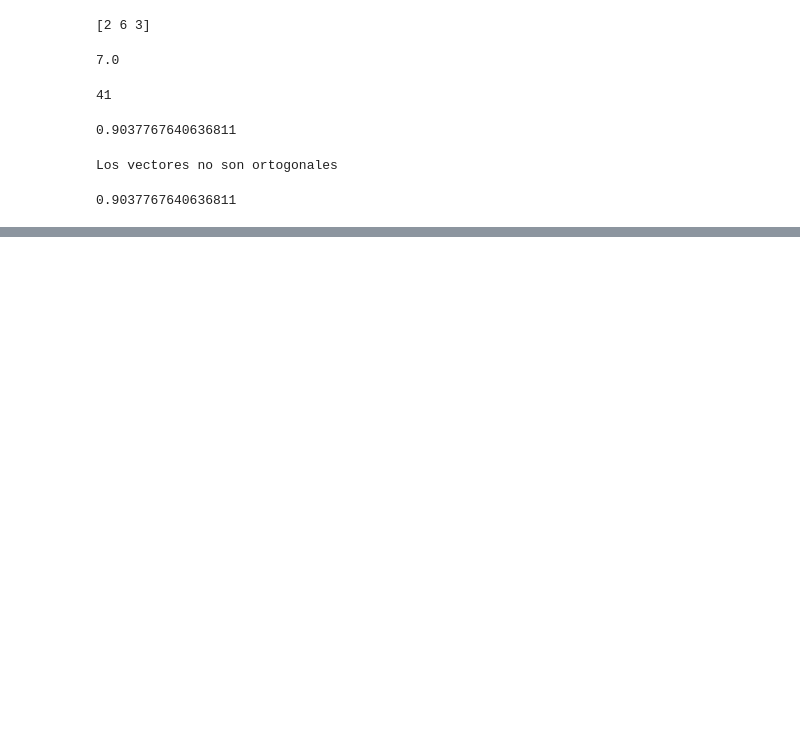
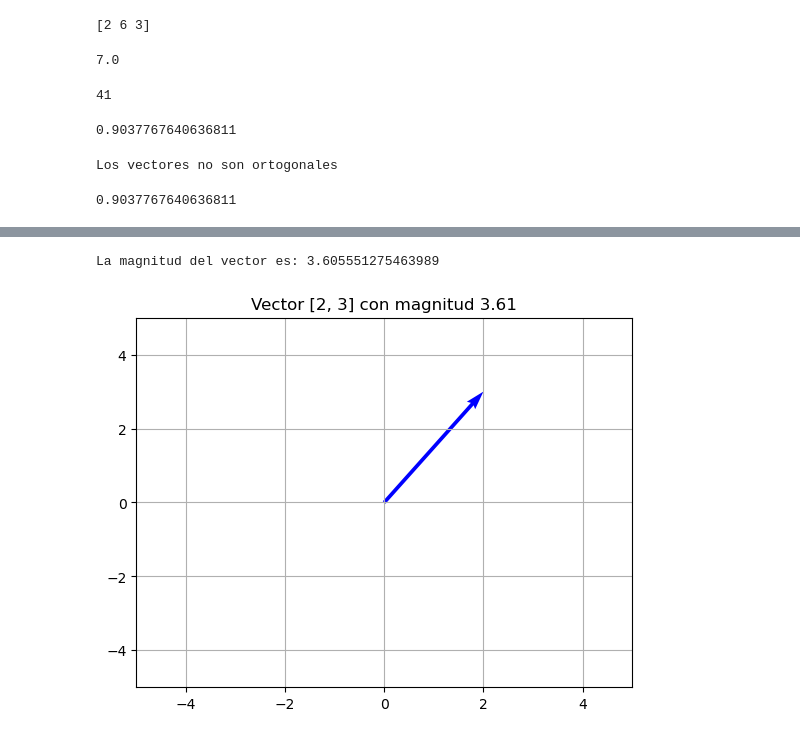
Before and after one commit to fernando-ruiz-rico/vectores, a Jupyter notebook: numpy_y_matplotlib.ipynb, the cells around one changed output, grey strips where cells are left out. Cells and saved outputs as stored; diff of their text form; code cells hidden in the pictures; blank space fills up the shorter version.

```diff
--- a/numpy_y_matplotlib.ipynb
+++ b/numpy_y_matplotlib.ipynb
@@ -71,0 +89,15 @@ print(similaridad_coseno)
+# %%
+# Calcular la magnitud del vector
+magnitud = np.linalg.norm(vector_a)
+print(f"La magnitud del vector es: {magnitud}")
+
+# Representar el vector y la magnitud
+plt.quiver(0, 0, vector_a[0], vector_a[1], angles='xy', scale_units='xy', scale=1, color='blue')
+plt.xlim(-5, 5)
+plt.ylim(-5, 5)
+plt.grid()
+plt.title(f"Vector [2, 3] con magnitud {magnitud:.2f}")
+plt.show()
+# %% [output]
+La magnitud del vector es: 3.605551275463989
+[figure, added]
```
Also changed, not shown: parts of 6 cells of this notebook.
